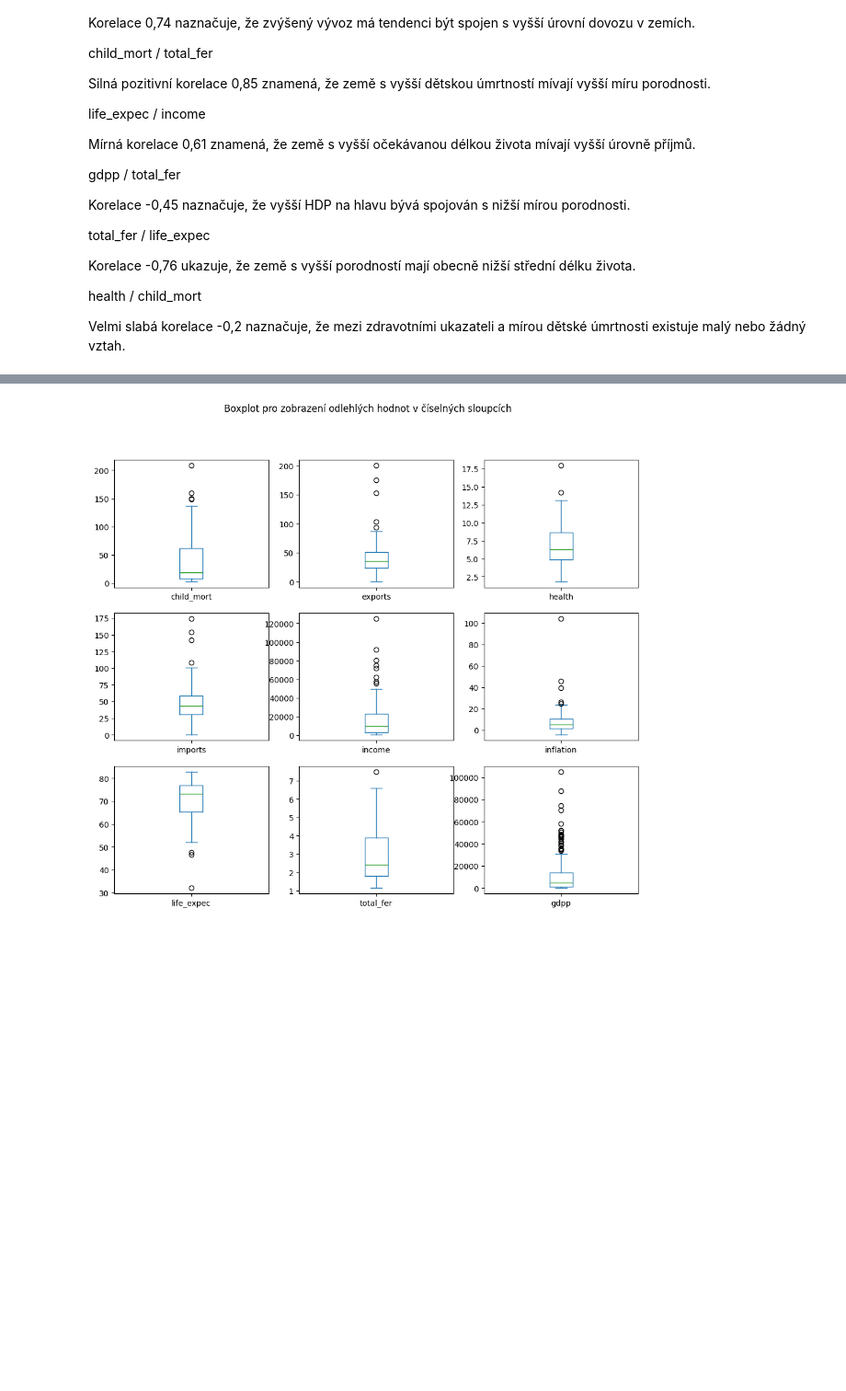
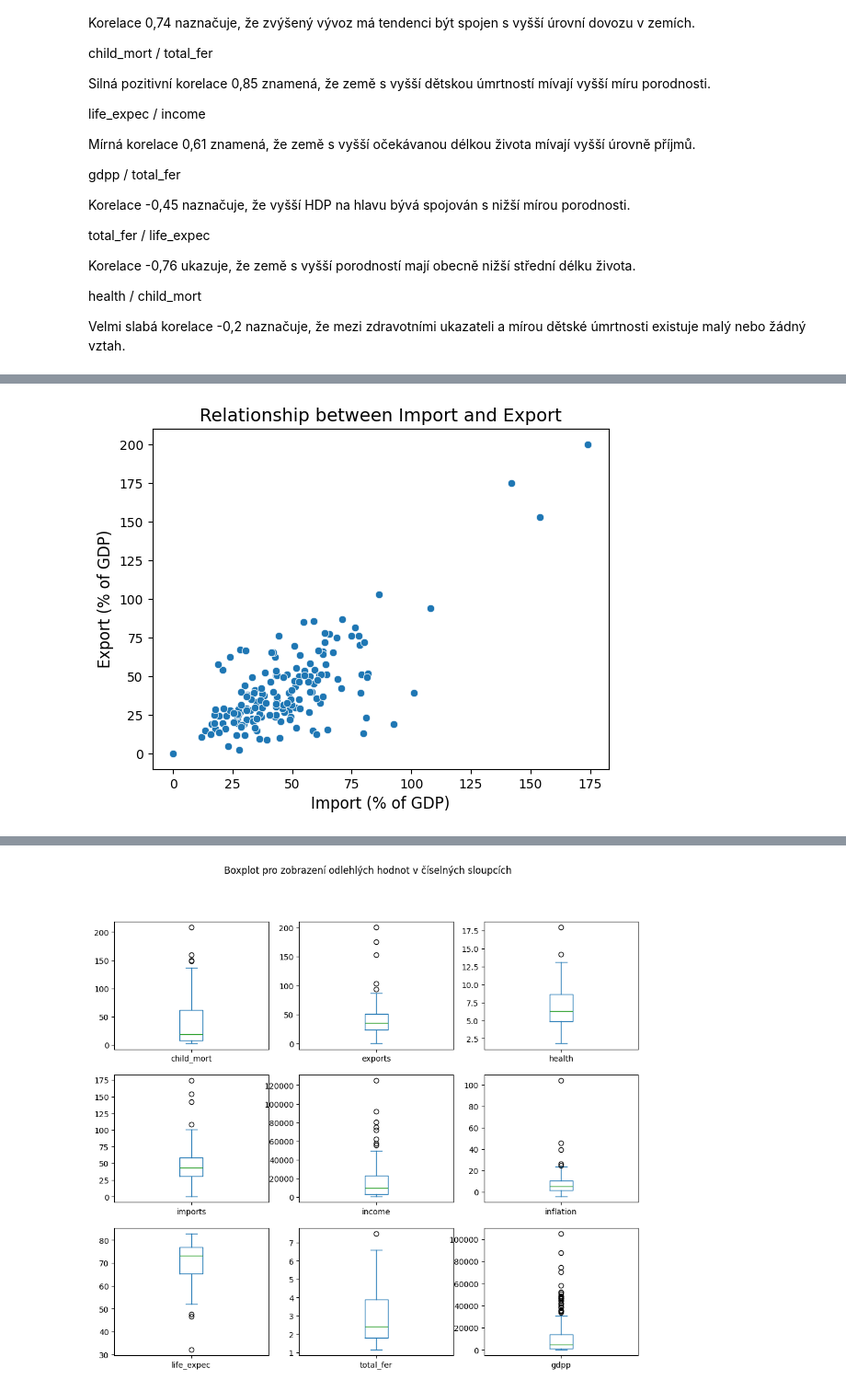
Before and after one commit to ArcanisX7/projekt_03, a Jupyter notebook: projekt.ipynb, the cells around one changed output, grey strips where cells are left out. Shown at 92% size. Cells and saved outputs as stored; diff of their text form; code cells hidden in the pictures; blank space fills up the shorter version.

```diff
--- a/projekt.ipynb
+++ b/projekt.ipynb
@@ -106,0 +134,10 @@ Velmi slabá korelace -0,2 naznačuje, že mezi zdravotními ukazateli a mírou
+# %%
+sns.scatterplot(x='imports', y='exports', data=data)
+
+plt.title('Relationship between Import and Export', fontsize=14)
+plt.xlabel('Import (% of GDP)', fontsize=12)
+plt.ylabel('Export (% of GDP)', fontsize=12)
+
+plt.show()
+# %% [output]
+[figure, added]
```
Also changed, not shown: parts of 6 cells of this notebook.
